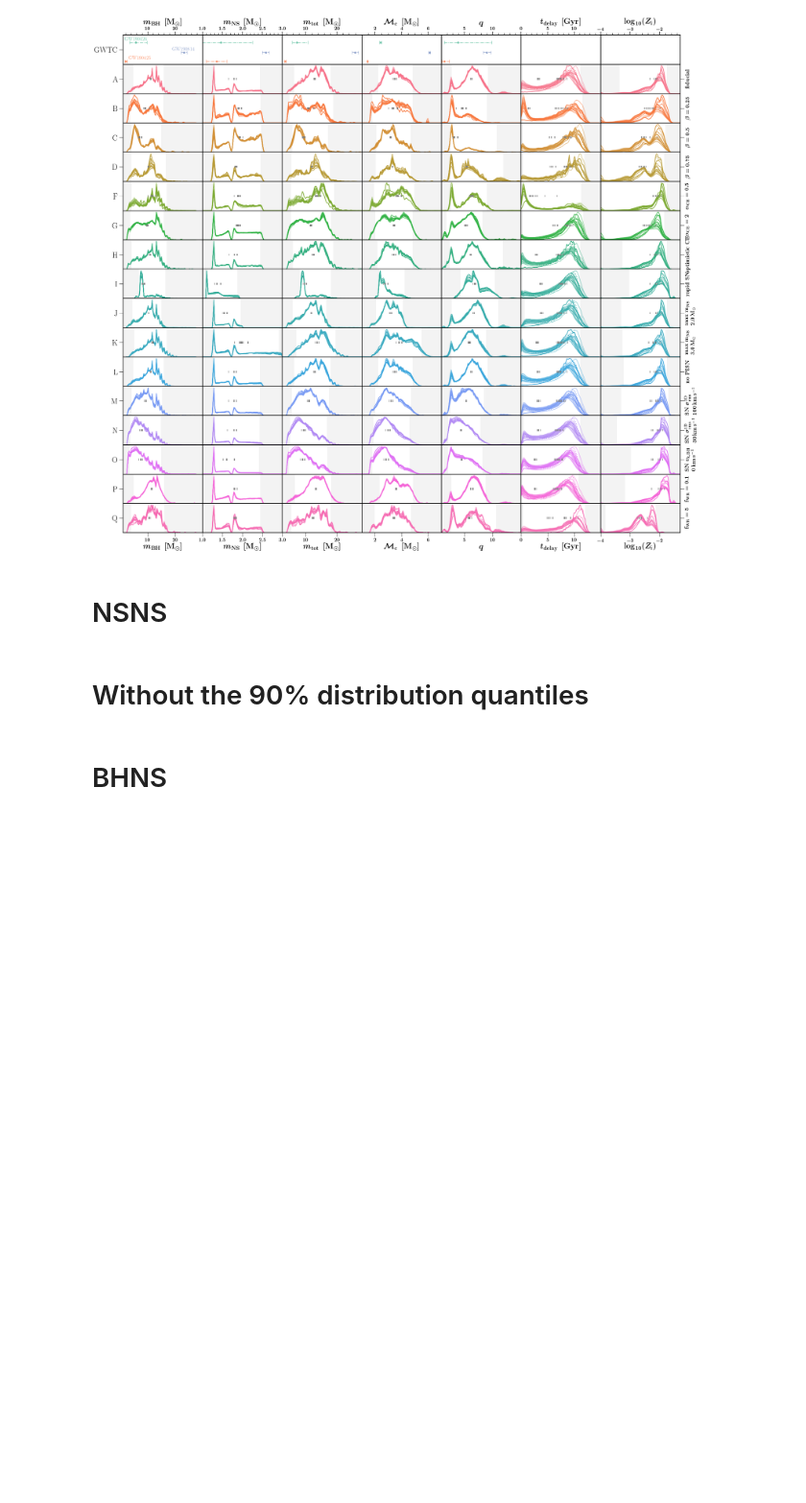
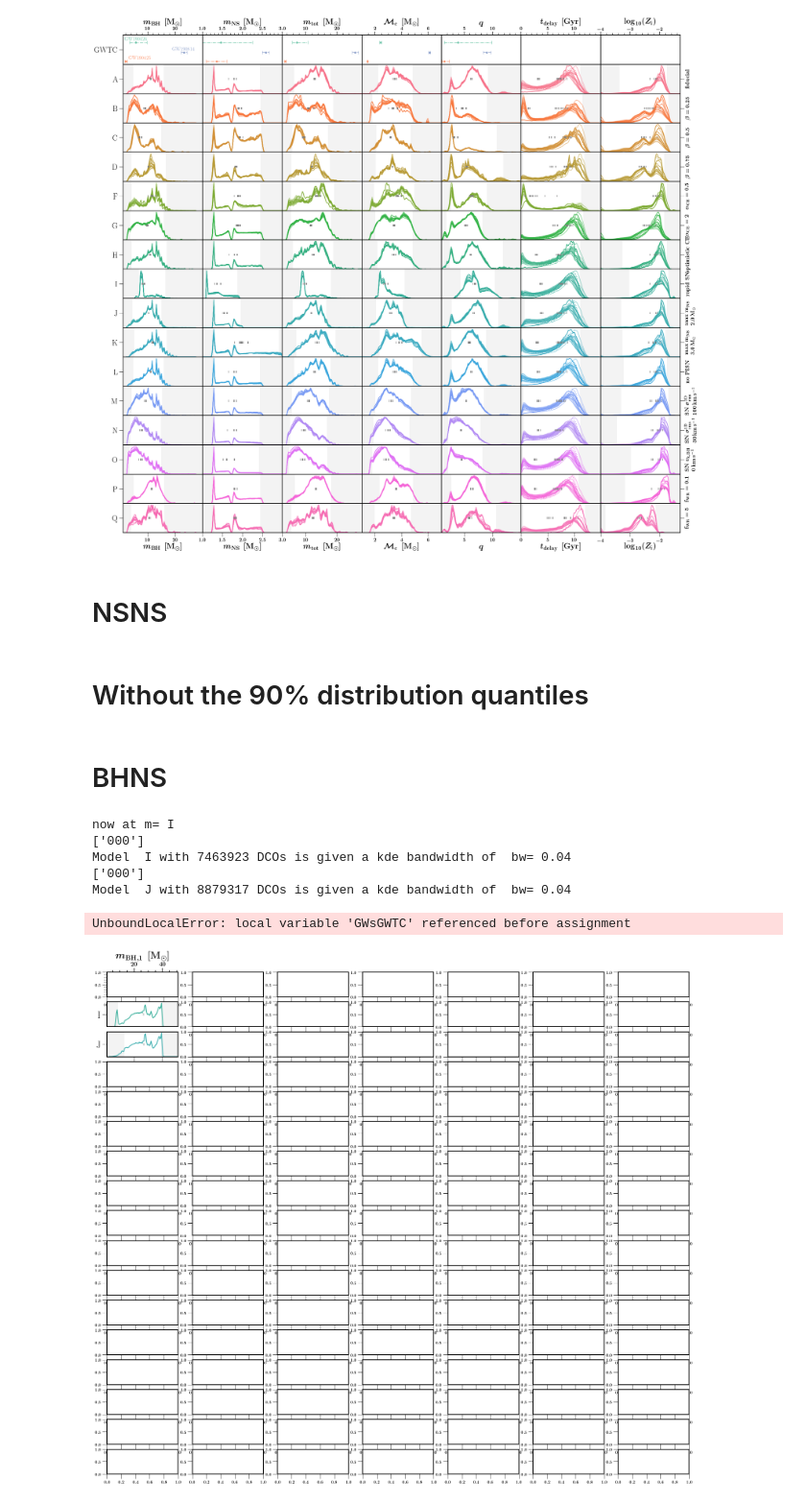
Before and after one commit to FloorBroekgaarden/Double-Compact-Object-Mergers, a Jupyter notebook: plottingCode/Fig_4_and_Fig_5_and_Fig_6/make_figure_4_5_and_6.ipynb, the cells around one changed output. Shown at 96% size. Saved outputs shown, nothing was run; the diff lists cells and outputs as text; code cells hidden in the pictures; blank space fills up the shorter version.

```diff
--- a/plottingCode/Fig_4_and_Fig_5_and_Fig_6/make_figure_4_5_and_6.ipynb
+++ b/plottingCode/Fig_4_and_Fig_5_and_Fig_6/make_figure_4_5_and_6.ipynb
@@ -1102,3 +1524,70 @@ plt.close()
+# %%
+
+# add location of the COMPAS hdf5 files:
+path_dir = '/Volumes/Andromeda/DATA/AllDCO_bugfix/'
+
+
+
+
+
+
+ncols, nrows= 7,17
+f, ax= plt.subplots(ncols=ncols,nrows=nrows,figsize=(26,23),
+              gridspec_kw={"width_ratios":1.5*np.ones(ncols), "height_ratios":1*np.ones(nrows)})
+
+
+# for ind_bps, BPS in enumerate(['A']):#, 'B', 'C', 'D', 'E', 'F', 'G', 'H', 'I', 'J', 'K', 'L', 'M', 'N', 'O']):
+# Zsolar=0.0142
+
+MSSFRalphas = [1., 0.5, 0.5, 0.5]
+MSSFRlinestyles = ['-'                        , '--'                         , ':'                           , '-.']
+
+
+# MSSFRnameslist = ['000', '111', '211', '311', '112', '212', '312', '113', '213', '313', '121', '221', '321', '122', '222', '322', '123', '223', '323', '131', '231', '331', '132', '232', '332', '133', '233', '333']
+# without z=1 SFRD models:
+# MSSFRnameslist = ['000']#, '112', '212', '312', '113', '213', '313', '122', '222', '322', '123', '223', '323', '132', '232', '332', '133', '233', '333']
+MSSFRnameslist = ['000'] #, '112', '212', '312', '113', '213', '313', '122', '222', '322', '123', '223', '323', '132', '232', '332', '133', '233', '333']
+
+
+
+TYPE = 'BBH'
+# nModels=15
+# BPSnameslist = list(string.ascii_uppercase)[0:nModels]
+# BPScolors       = sns.color_palette("husl", len(BPSnameslist))
+# colorDirDict =  {BPSnameslist[i]: BPScolors[i] for i in range(len(BPSnameslist))}
+
+# I do NOT want model E
+BPSnameslist =['I', 'J']
+
+
+
+handles, labels = None, None
+# BPSlist = [BPS]
+whichWeight='det'
+
+nameX = r'  a'
+nameY = r' $m_{\rm{BH,1}} $ $ \,  [\rm{M}_{\odot}]$'
+xparam='Mass1'
+_,_=makeKDEfigure_log(axe_ind=0,xparam=xparam,  BPSmodelNames=BPSnameslist,\
+        MSSFRmodelNames=MSSFRnameslist, DCOtype=TYPE, xvarrange=[2.2,50.5], xlabel=nameX, ylabel=nameY, \
+                                          xlim=[1.02,50.999], ylim=[0.0,None], whichWeight=whichWeight,  path_dir=path_dir, quantiles=True)#, whichBPScolor=whichBPScolor)
+
+
+
+
+plt.tight_layout()
+plt.subplots_adjust(wspace=0, hspace=0)
+plt.savefig('./KDEplot_' + whichWeight +'_'  + TYPE+ 'temp.png', transparent=False)
+plt.show()
+plt.close()
+# %% [output]
+now at m= I
+['000']
+Model  I with 7463923 DCOs is given a kde bandwidth of  bw= 0.04
+['000']
+Model  J with 8879317 DCOs is given a kde bandwidth of  bw= 0.04
+UnboundLocalError: local variable 'GWsGWTC' referenced before assignment
+[figure, added]
 # %%
 
 ncols, nrows= 7,16
```
Also changed, not shown: parts of 2 cells of this notebook.
